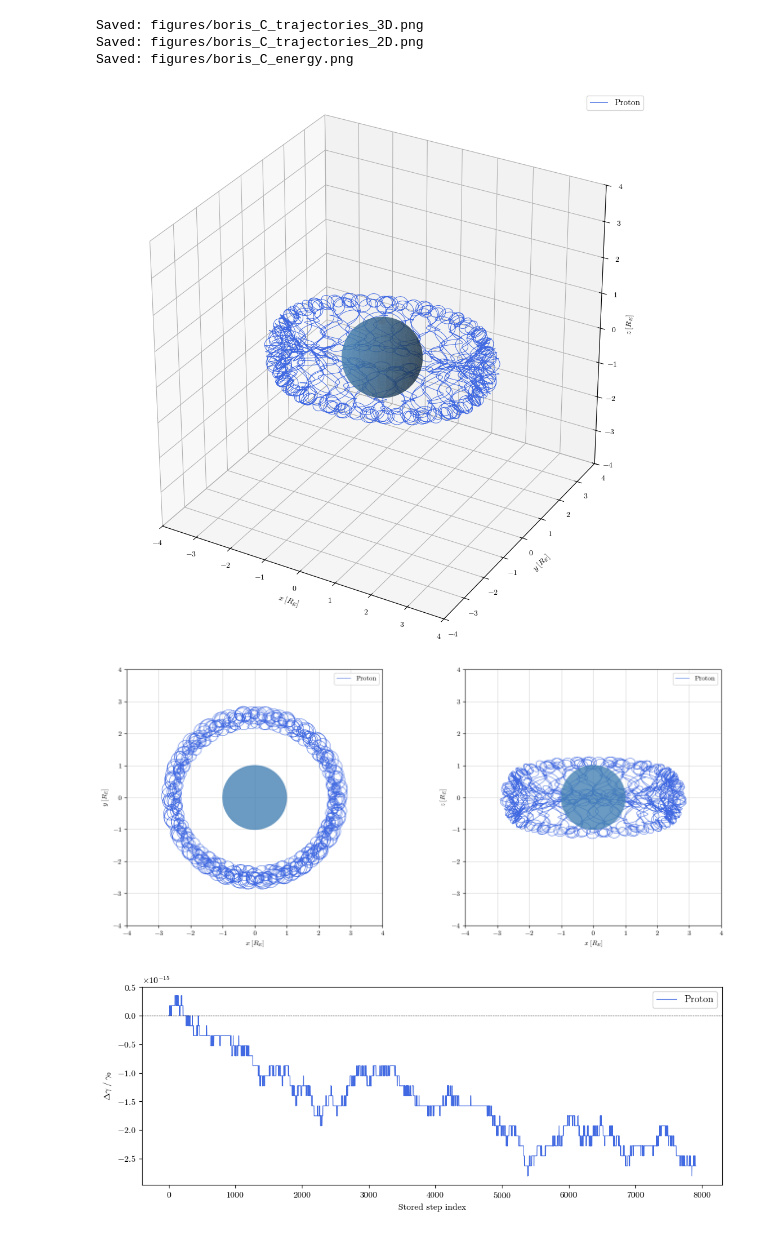
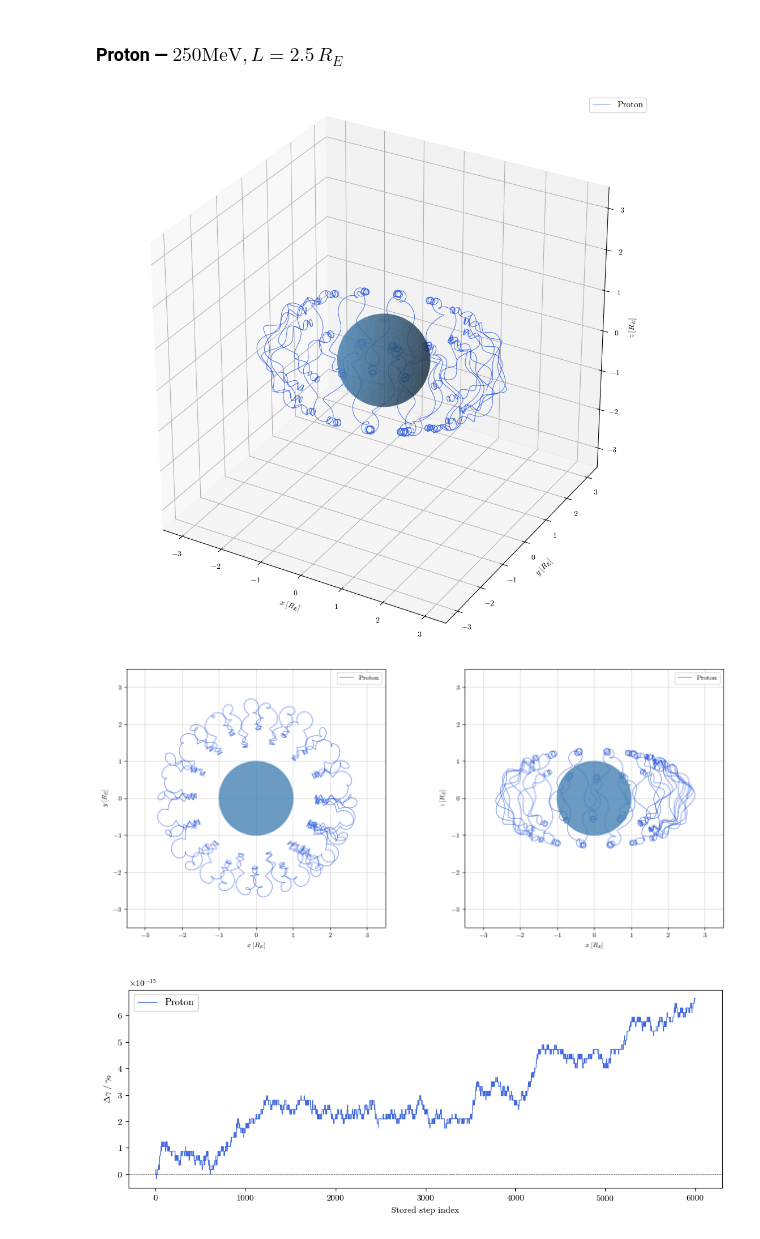
Before and after one commit to IsaacLP/Plasma-Dynamics, a Jupyter notebook: project/Boris_C_Simulation.ipynb, the cells around one changed output. Cells and saved outputs as stored; diff of their text form; code cells hidden in the pictures.

```diff
--- a/project/Boris_C_Simulation.ipynb
+++ b/project/Boris_C_Simulation.ipynb
@@ -40,2 +44,2 @@ At $\alpha_{eq}=60°$ all particles sit well above the loss cone angles
 # %%
-particles = init_cond(alpha_eq_deg=60.0)
+particles = init_cond(alpha_eq_deg=30.0)
@@ -130,9 +71,8 @@ Being positively charged, the proton drifts **westward** in the $xy$ plane.
+# %% [markdown]
+### Proton — $250 \text{MeV}, L = 2.5\,R_E$
 # %%
-plot_results({'Proton': results['Proton']}, show_plots=True, lim='4')
+plot_results({'Proton': results['Proton']}, save=False, lim=3.5)
 # %% [output]
-Saved: figures/boris_C_trajectories_3D.png
-Saved: figures/boris_C_trajectories_2D.png
-Saved: figures/boris_C_energy.png
-[figure, old version]
+[figure, new version]
-[figure, old version]
+[figure, new version]
-[figure, old version]
+[figure, new version]
```
Also changed, not shown: parts of 22 cells of this notebook.
